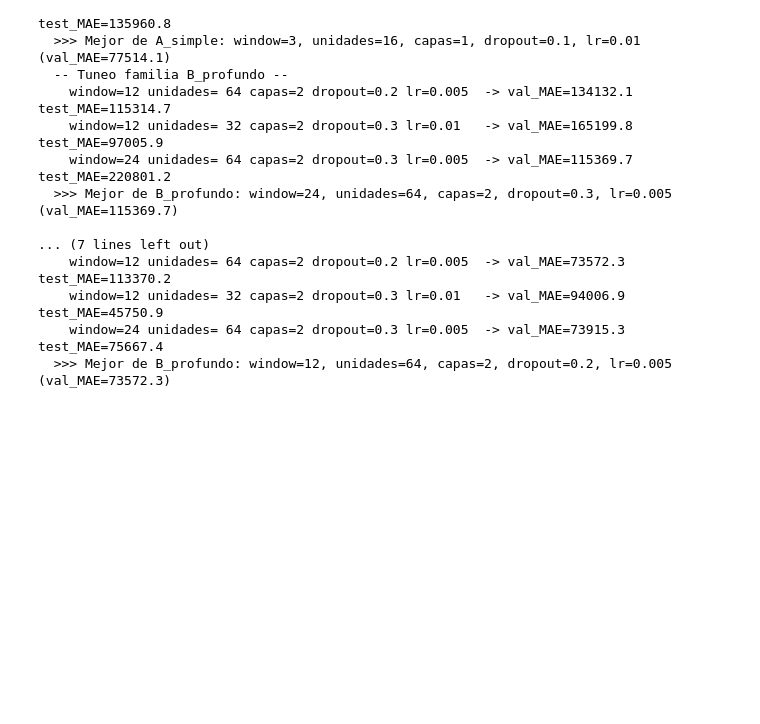
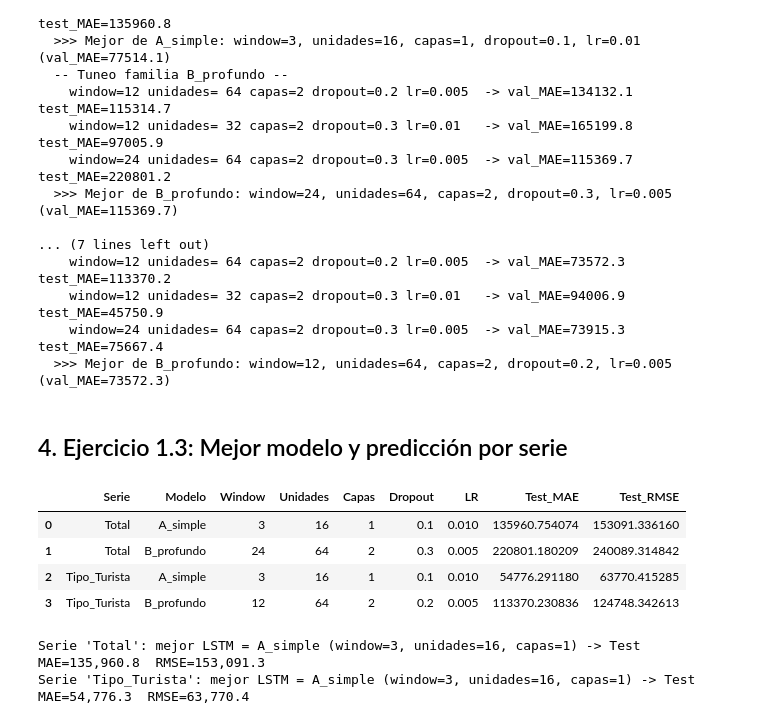
Before and after one commit to Zacatac23/Lab2_Data, a Jupyter notebook: Avance_Laboratorio2_LSTM.ipynb, the cells around one changed output. Drawn from its saved outputs; the diff is of its cells as text; code cells hidden in the pictures; blank space fills up the shorter version.

```diff
--- a/Avance_Laboratorio2_LSTM.ipynb
+++ b/Avance_Laboratorio2_LSTM.ipynb
@@ -136,9 +136,6 @@ class LSTMModel(nn.Module):
         return out
 
 def entrenar_y_evaluar(serie_train, serie_test, config, verbose=0):
-    """Entrena una config de LSTM con validación interna (últimos 15% del train)
-    y devuelve el modelo, el scaler, el forecast recursivo sobre el conjunto de
-    prueba y las métricas (val y test)."""
     window = config['window']
     values = serie_train.values.reshape(-1, 1).astype(float)
 
@@ -152,19 +149,16 @@ def entrenar_y_evaluar(serie_train, serie_test, config, verbose=0):
     X_tr, y_tr = X[:-n_val], y[:-n_val]
     X_val, y_val = X[-n_val:], y[-n_val:]
 
-    # Convert to PyTorch tensors
     X_tr_t = torch.tensor(X_tr, dtype=torch.float32)
     y_tr_t = torch.tensor(y_tr, dtype=torch.float32).unsqueeze(-1)
     X_val_t = torch.tensor(X_val, dtype=torch.float32)
     y_val_t = torch.tensor(y_val, dtype=torch.float32).unsqueeze(-1)
 
-    # Initialize model, loss and optimizer
     torch.manual_seed(42)
     model = LSTMModel(window, config['unidades'], config['capas'], config['dropout'])
     criterion = nn.MSELoss()
     optimizer = optim.Adam(model.parameters(), lr=config['lr'])
 
-    # Training loop parameters
     dataset_size = X_tr_t.size(0)
     batch_size = config.get('batch_size', 8)
     epochs = config.get('epochs', 150)
@@ -199,7 +193,6 @@ def entrenar_y_evaluar(serie_train, serie_test, config, verbose=0):
         avg_train_loss = epoch_loss / batches
         history_loss.append(avg_train_loss)
 
-        # Validation
         model.eval()
         with torch.no_grad():
             val_outputs = model(X_val_t)
@@ -217,11 +210,9 @@ def entrenar_y_evaluar(serie_train, serie_test, config, verbose=0):
             if patience_counter >= patience:
                 break
 
-    # Restore best weights
     if best_model_state is not None:
         model.load_state_dict(best_model_state)
 
-    # Validation predictions for MAE
     model.eval()
     with torch.no_grad():
         val_pred_scaled = model(X_val_t).cpu().numpy().flatten()
@@ -231,7 +222,6 @@ def entrenar_y_evaluar(serie_train, serie_test, config, verbose=0):
         scaler.inverse_transform(val_pred_scaled.reshape(-1,1))
     )
 
-    # Recursive forecast on test set
     h = len(serie_test)
     ventana = scaled[-window:].tolist()
     preds_scaled = []
@@ -314,3 +304,36 @@ for nombre_serie in series:
     window=12 unidades= 32 capas=2 dropout=0.3 lr=0.01   -> val_MAE=94006.9  test_MAE=45750.9
     window=24 unidades= 64 capas=2 dropout=0.3 lr=0.005  -> val_MAE=73915.3  test_MAE=75667.4
   >>> Mejor de B_profundo: window=12, unidades=64, capas=2, dropout=0.2, lr=0.005 (val_MAE=73572.3)
+# %% [markdown]
+## 4. Ejercicio 1.3: Mejor modelo y predicción por serie
+# %%
+tabla_lstm = []
+for nombre_serie in series:
+    for familia, r in resultados_lstm[nombre_serie].items():
+        tabla_lstm.append({
+            'Serie': nombre_serie, 'Modelo': familia,
+            'Window': r['config']['window'], 'Unidades': r['config']['unidades'],
+            'Capas': r['config']['capas'], 'Dropout': r['config']['dropout'], 'LR': r['config']['lr'],
+            'Test_MAE': r['test_mae'], 'Test_RMSE': r['test_rmse'],
+        })
+tabla_lstm = pd.DataFrame(tabla_lstm)
+tabla_lstm
+# %% [output]
+|  | Serie | Modelo | Window | Unidades | Capas | Dropout | LR | Test_MAE | Test_RMSE |
+| 0 | Total | A_simple | 3 | 16 | 1 | 0.1 | 0.010 | 135960.754074 | 153091.336160 |
+| 1 | Total | B_profundo | 24 | 64 | 2 | 0.3 | 0.005 | 220801.180209 | 240089.314842 |
+| 2 | Tipo_Turista | A_simple | 3 | 16 | 1 | 0.1 | 0.010 | 54776.291180 | 63770.415285 |
+| 3 | Tipo_Turista | B_profundo | 12 | 64 | 2 | 0.2 | 0.005 | 113370.230836 | 124748.342613 |
+# %%
+mejor_lstm_por_serie = {}
+for nombre_serie in series:
+    familias = resultados_lstm[nombre_serie]
+    mejor_familia = min(familias, key=lambda f: familias[f]['test_mae'])
+    mejor_lstm_por_serie[nombre_serie] = familias[mejor_familia]
+    r = familias[mejor_familia]
+    print(f"Serie '{nombre_serie}': mejor LSTM = {mejor_familia} "
+          f"(window={r['config']['window']}, unidades={r['config']['unidades']}, capas={r['config']['capas']}) "
+          f"-> Test MAE={r['test_mae']:,.1f}  RMSE={r['test_rmse']:,.1f}")
+# %% [output]
+Serie 'Total': mejor LSTM = A_simple (window=3, unidades=16, capas=1) -> Test MAE=135,960.8  RMSE=153,091.3
+Serie 'Tipo_Turista': mejor LSTM = A_simple (window=3, unidades=16, capas=1) -> Test MAE=54,776.3  RMSE=63,770.4
```
Also changed, not shown: parts of 6 cells of this notebook.
